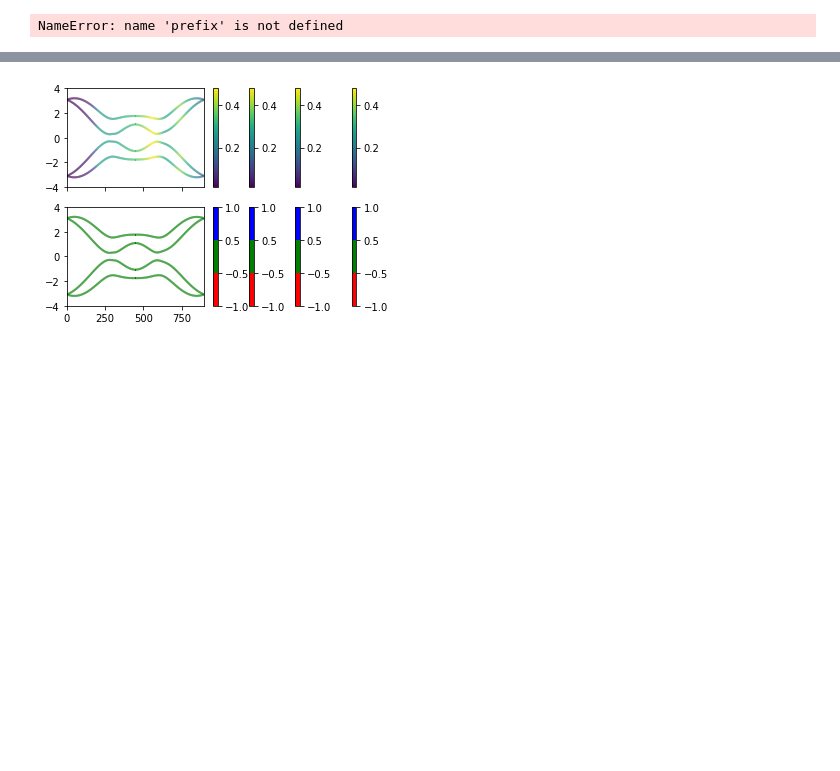
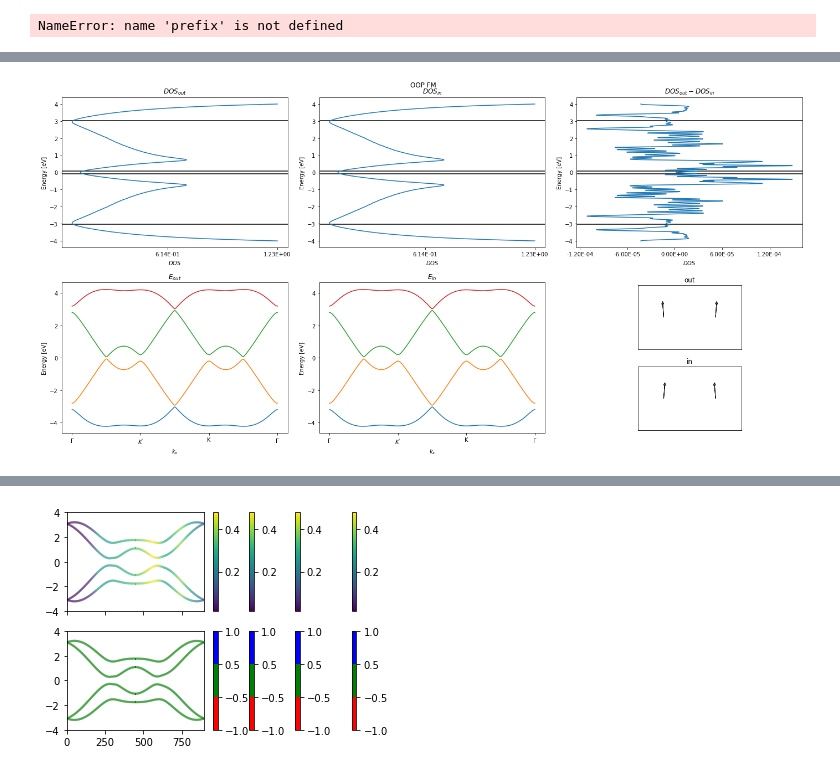
Before and after one commit to JonathanKipp/Plotting, a Jupyter notebook: convergence.ipynb, the cells around one changed output, grey strips where cells are left out. Cells and saved outputs as stored; diff of their text form; code cells hidden in the pictures; blank space fills up the shorter version.

```diff
--- a/convergence.ipynb
+++ b/convergence.ipynb
@@ -66,2 +63,18 @@ print(s.group(1)[0])
+# %%
+key = 'anticol_theta'
+rotation = 'scancol'
+rotation2 = 'scancolflip'
+seedfname = "path_rel_G-K-Kprime"
+fname = seedfname + '_' + key + '_' + rotation
+fname2 = seedfname + '_' + key + '_' + rotation2
+datesets = ["20190423","20190424","20190425"]
+prefixs = ["/Data/ias-1/kipp/" + d + "/" for d in datesets]
+prefix_stb = "/Users/kipp/STB/"
+prefix_inis = "/Users/kipp/STB/inis/"
+save_prefix = "/output/" + seedfname
+magtype = 'anticol'
+label = ["$\Gamma$", "$K^{'}$", "K", "$\Gamma$"]
+
+#fname = seedfname + '_' + key + '_' + rotation
 # %%
 numax = 0
@@ -103,0 +101,74 @@ for e in E:
+# %%
+def format_func(value, tick_number):
+    return("{:.2E}".format(value))
+# %%
+fig,ax = plt.subplots(nrows=2,ncols = 3,figsize = (3*6.4,2*4.8),constrained_layout = True)
+fig.suptitle('OOP FM')
+plotlables = ['$DOS_{out}$','$DOS_{in}$','$DOS_{out}-DOS_{in}$','$E_{out}$','$E_{in}$']
+for numax,axes in enumerate(ax[0,:]):
+    axes.set_title(plotlables[numax])
+    axes.set_xlabel(r'$DOS$')
+
+        #axes.set_xlabel(r'$k_x$')
+        #axes.set_xticks(ticks)
+    axes.set_ylabel('Energy [eV]')
+
+    dist = max(DOS[numax])-min(DOS[numax])
+    step = max(DOS[numax])/2
+    nsteps = 4
+    exp = 0
+    if dist<1:
+        for power in range(10):
+            y = dist*10**power
+            if y>=1:
+                exp = power
+                ndist = np.round(dist*10**(exp)/nsteps,1)
+                step = ndist*10**(-exp)
+                break
+    axes.xaxis.set_major_locator(plt.MultipleLocator(step))
+    axes.xaxis.set_major_formatter(plt.FuncFormatter(format_func))
+    """axes.axhline(max(E[0]),color = 'k')
+    axes.axhline(max(E[1]),color = 'k')
+    axes.axhline(min(E[2]),color = 'k')
+    axes.axhline(min(E[3]),color = 'k')
+    """
+    axes.plot(DOS[numax],DOS_E)
+for numax,axes in enumerate(ax[1,:]):
+
+    axes.set_xlabel(r'$k_x$')
+    axes.set_xticks(ticks)
+    axes.set_xticklabels(label)
+    axes.set_ylabel('Energy [eV]')
+    if numax<2:
+        axes.set_title(plotlables[3+numax])
+        axes.setxlim()
+        for e in Es[numax]:
+            axes.plot(k,e)
+    if numax==2:
+        axes.set_xticks([])
+        axes.set_yticks([])
+        axes.set_axis_off()
+        locs = ['upper center','lower center']
+        titles = ['out','in']
+        for j in [0,1]:
+            axins = inset_axes(axes, width=2.6, height=1.6,loc = locs[j])
+            axins.tick_params(tick1On = False,labelleft=False, labelbottom=False)
+            dx = 0.5*np.sin(theta[j])
+            dz = 0.5*np.cos(theta[j])
+            axins.arrow(1.65, 0, dx[1],dz[1], head_width=0.1, head_length=0.1)
+            axins.arrow(-0.65, 0, dx[0],dz[0], head_width=0.1, head_length=0.1)
+            axins.set_xlim(-1.8,2.8)
+            axins.set_ylim(-1.2,1.2)
+            axins.set_title(titles[j])
+#with PdfPages("/Users/kipp/STB/weyl_figures/Weyl_figures/" + 'oop_fm_DOS_vs_canting') as pdf:
+#    pdf.savefig(fig)
+#ax[3].set_title(plotlables[3])
+#ax[3].set_xlabel(r'$k_x$')
+#ax[3].set_xticks(ticks)
+#ax[3].set_ylabel('Energy [eV]')
+#ax[1].plot(DOS_in,DOS_E)
+#ax[2].plot(DOS_diff,DOS_E)
+#for e in E:
+#    ax[3].plot(k,e)
+# %% [output]
+[figure, added]
```
Also changed, not shown: parts of 9 cells of this notebook, 4 other files.
